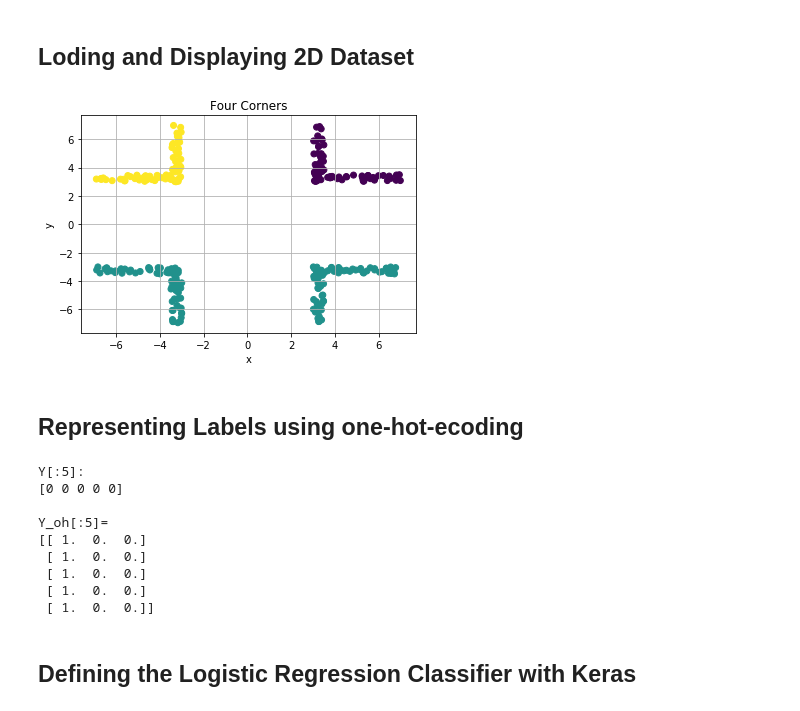
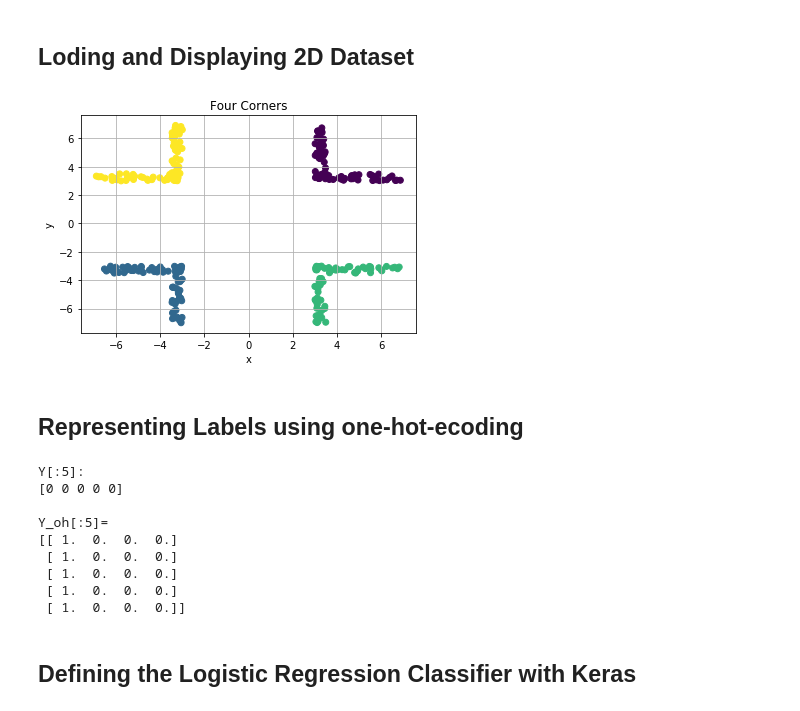
Before and after one commit to rmsouza01/ML101, a Jupyter notebook: JNotebooks/logistic_regression_keras.ipynb, the cells around one changed output. Drawn from its saved outputs; the diff is of its cells as text; code cells hidden in the pictures.

```diff
--- a/JNotebooks/logistic_regression_keras.ipynb
+++ b/JNotebooks/logistic_regression_keras.ipynb
@@ -30,28 +32,26 @@ import dataset_utils
 # %%
 #Generating a synthetic dataset with four classes
 nsamples = 300
 data = dataset_utils.corners(N = nsamples,scale = 0.5,gapwidth = 3,cornerwidth = 4)
 
 # Separating features (X) and labels (Y)
 X = data[:,:-1] # Features
 Y = data[:,-1].astype(int) # Labels
-Y[Y==2] = 1
-Y[Y==3] = 2
 
 #Number of classes
 k = np.unique(Y).size
 
 colors = np.array(['r','y','b','g'])
 #Displaying the dataset
 plt.scatter(X[:,0],X[:,1],c=Y)
 
 plt.xlabel("x")
 plt.ylabel("y")
 plt.grid()
 plt.title("Four Corners")
 plt.show()
 # %% [output]
-[figure, old version]
+[figure, new version]
 # %% [markdown]
 ## Representing Labels using one-hot-ecoding
 # %%
@@ -67,11 +67,11 @@ Y[:5]:
 [0 0 0 0 0]
 
 Y_oh[:5]=
-[[ 1.  0.  0.]
- [ 1.  0.  0.]
- [ 1.  0.  0.]
- [ 1.  0.  0.]
- [ 1.  0.  0.]]
+[[ 1.  0.  0.  0.]
+ [ 1.  0.  0.  0.]
+ [ 1.  0.  0.  0.]
+ [ 1.  0.  0.  0.]
+ [ 1.  0.  0.  0.]]
 # %% [markdown]
 ## Defining the Logistic Regression Classifier with Keras
 # %%
```
Also changed, not shown: parts of 3 cells of this notebook.
